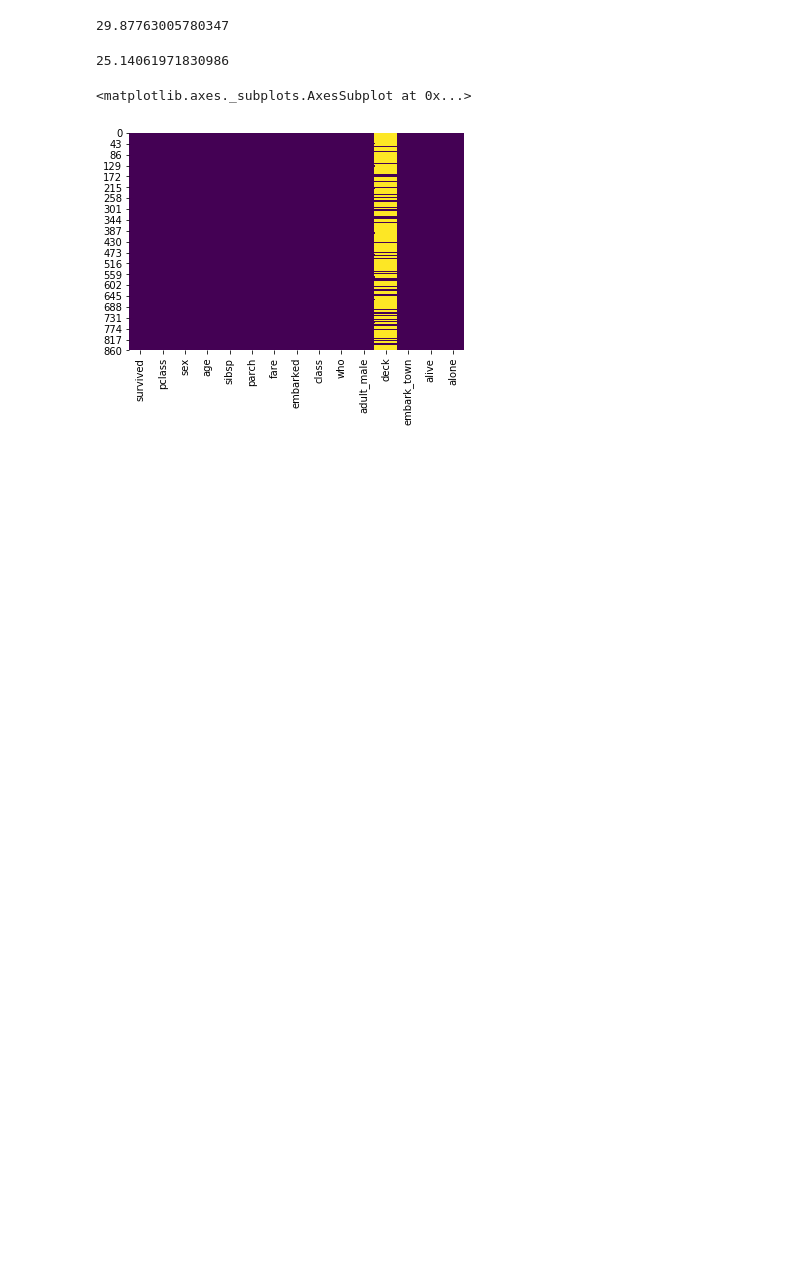
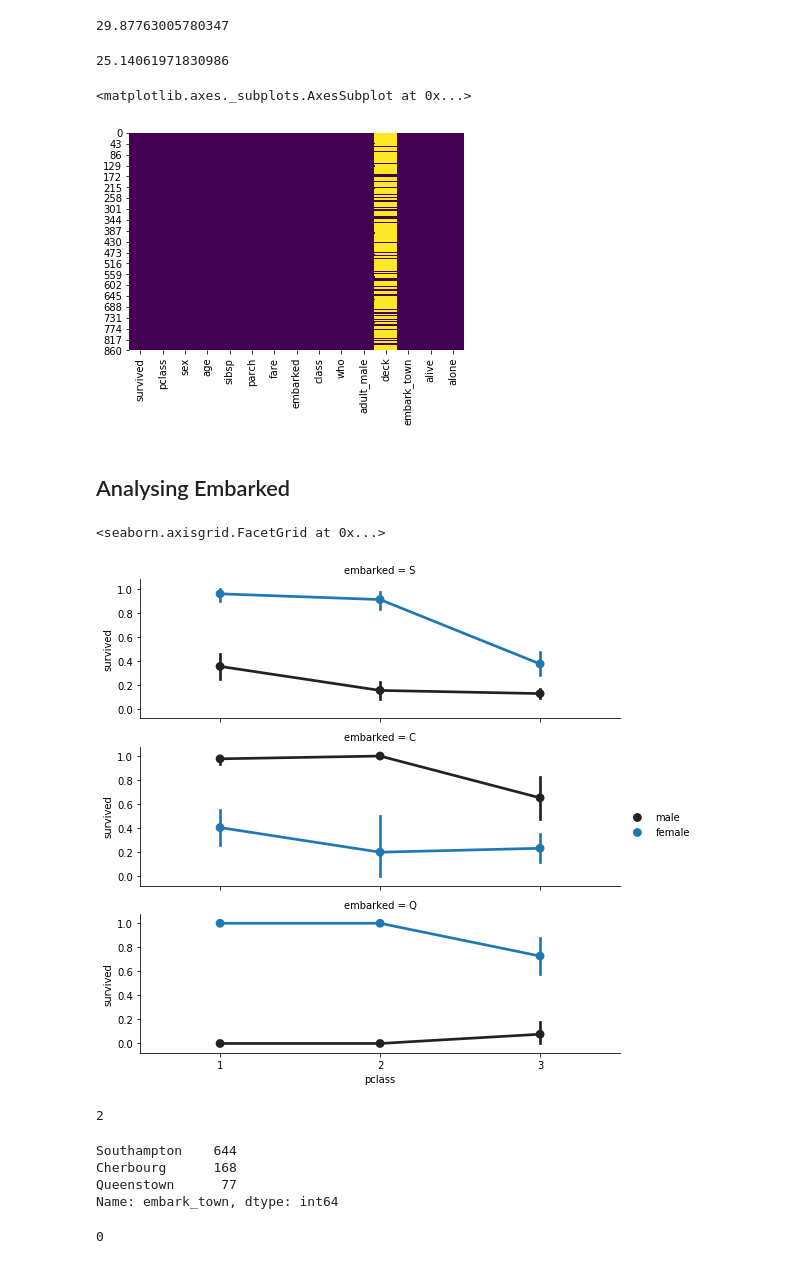
Before and after one commit to ElijahCoding/DataScience, a Jupyter notebook: AdvancedMachineLearning/LogisticRegression/Tutorial.ipynb, the cells around one changed output. Drawn from its saved outputs; the diff is of its cells as text; code cells hidden in the pictures; blank space fills up the shorter version.

```diff
--- a/AdvancedMachineLearning/LogisticRegression/Tutorial.ipynb
+++ b/AdvancedMachineLearning/LogisticRegression/Tutorial.ipynb
@@ -143,3 +143,23 @@ sns.heatmap(titanic.isnull(), cbar = False, cmap = 'viridis')
 # %% [output]
 <matplotlib.axes._subplots.AxesSubplot at 0x...>
 [figure]
+# %% [markdown]
+## Analysing Embarked
+# %%
+f = sns.FacetGrid(titanic, row = 'embarked', height = 2.5, aspect= 3)
+f.map(sns.pointplot, 'pclass', 'survived', 'sex', order = None, hue_order = None)
+f.add_legend()
+# %% [output]
+<seaborn.axisgrid.FacetGrid at 0x...>
+[figure, added]
+# %%
+titanic['embarked'].isnull().sum()
+# %% [output]
+2
+# %%
+titanic['embark_town'].value_counts()
+# %% [output]
+Southampton    644
+Cherbourg      168
+Queenstown      77
+Name: embark_town, dtype: int64
@@ -145,0 +170,4 @@ sns.heatmap(titanic.isnull(), cbar = False, cmap = 'viridis')
+# %%
+titanic['embarked'].isnull().sum()
+# %% [output]
+0
```
Also changed, not shown: parts of 4 cells of this notebook.
